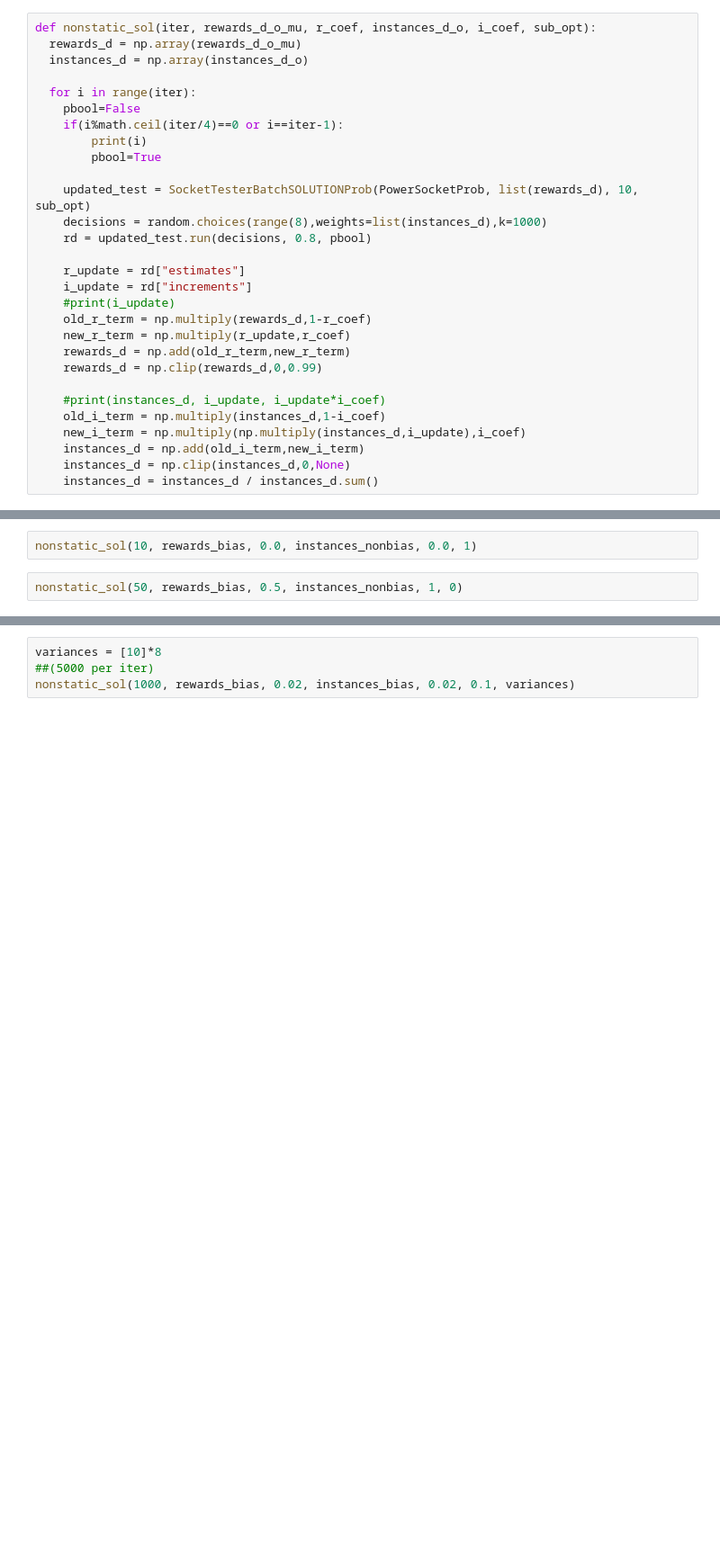
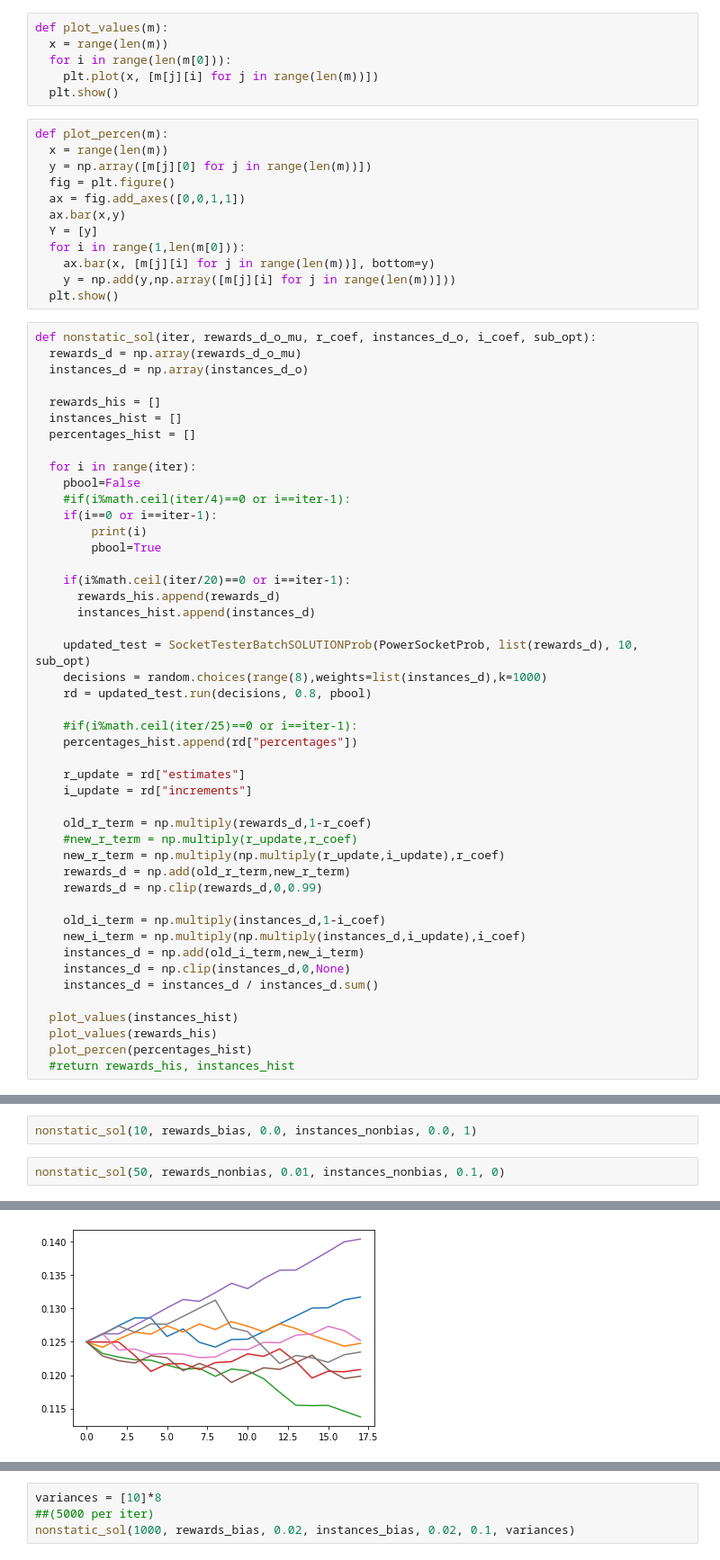
Before and after one commit to quimHM/ML_assignment2, a Jupyter notebook: MAB_sim.ipynb, the cells around one changed output, grey strips where cells are left out. Shown: that part at 90% size. Drawn from its saved outputs; the diff is of its cells as text; blank space fills up the shorter version.

```diff
--- a/MAB_sim.ipynb
+++ b/MAB_sim.ipynb
@@ -1313,32 +1354,67 @@ dif_selections = np.subtract(mean_selections,self.get_number_of_trials()[t])
 //dif = dif_percentages #rang 10-30-50
 
 dif = dif_selections   #rang 0-0.01-0.1
+# %%
+def plot_values(m):
+  x = range(len(m))
+  for i in range(len(m[0])):
+    plt.plot(x, [m[j][i] for j in range(len(m))])
+  plt.show()
+# %%
+def plot_percen(m):
+  x = range(len(m))
+  y = np.array([m[j][0] for j in range(len(m))])
+  fig = plt.figure()
+  ax = fig.add_axes([0,0,1,1])
+  ax.bar(x,y)
+  Y = [y]
+  for i in range(1,len(m[0])):
+    ax.bar(x, [m[j][i] for j in range(len(m))], bottom=y)
+    y = np.add(y,np.array([m[j][i] for j in range(len(m))]))
+  plt.show()
 # %%
 def nonstatic_sol(iter, rewards_d_o_mu, r_coef, instances_d_o, i_coef, sub_opt):
   rewards_d = np.array(rewards_d_o_mu)
   instances_d = np.array(instances_d_o)
 
+  rewards_his = []
+  instances_hist = []
+  percentages_hist = []
+
   for i in range(iter):
     pbool=False
-    if(i%math.ceil(iter/4)==0 or i==iter-1):
+    #if(i%math.ceil(iter/4)==0 or i==iter-1):
+    if(i==0 or i==iter-1):
         print(i)
         pbool=True
+
+    if(i%math.ceil(iter/20)==0 or i==iter-1):
+      rewards_his.append(rewards_d)
+      instances_hist.append(instances_d)
 
     updated_test = SocketTesterBatchSOLUTIONProb(PowerSocketProb, list(rewards_d), 10, sub_opt)
     decisions = random.choices(range(8),weights=list(instances_d),k=1000)
     rd = updated_test.run(decisions, 0.8, pbool)
 
+    #if(i%math.ceil(iter/25)==0 or i==iter-1):
+    percentages_hist.append(rd["percentages"])
+
     r_update = rd["estimates"]
     i_update = rd["increments"]
-    #print(i_update)
+
     old_r_term = np.multiply(rewards_d,1-r_coef)
-    new_r_term = np.multiply(r_update,r_coef)
+    #new_r_term = np.multiply(r_update,r_coef)
+    new_r_term = np.multiply(np.multiply(r_update,i_update),r_coef)
     rewards_d = np.add(old_r_term,new_r_term)
     rewards_d = np.clip(rewards_d,0,0.99)
 
-    #print(instances_d, i_update, i_update*i_coef)
     old_i_term = np.multiply(instances_d,1-i_coef)
     new_i_term = np.multiply(np.multiply(instances_d,i_update),i_coef)
     instances_d = np.add(old_i_term,new_i_term)
     instances_d = np.clip(instances_d,0,None)
     instances_d = instances_d / instances_d.sum()
+
+  plot_values(instances_hist)
+  plot_values(rewards_his)
+  plot_percen(percentages_hist)
+  #return rewards_his, instances_hist
@@ -1347,6 +1431,6 @@ nonstatic_sol(10, rewards_bias, 0.0, instances_nonbias, 0.0, 0)
 # %%
 nonstatic_sol(10, rewards_bias, 0.0, instances_nonbias, 0.0, 1)
 # %%
-nonstatic_sol(50, rewards_bias, 0.5, instances_nonbias, 1, 0)
+nonstatic_sol(50, rewards_nonbias, 0.01, instances_nonbias, 0.1, 0)
 # %% [output]
 0
@@ -1368,0 +1454 @@ Posteriors bias: 1.637952559300874
+[figure, added]
```
Also changed, not shown: parts of 24 cells of this notebook.
